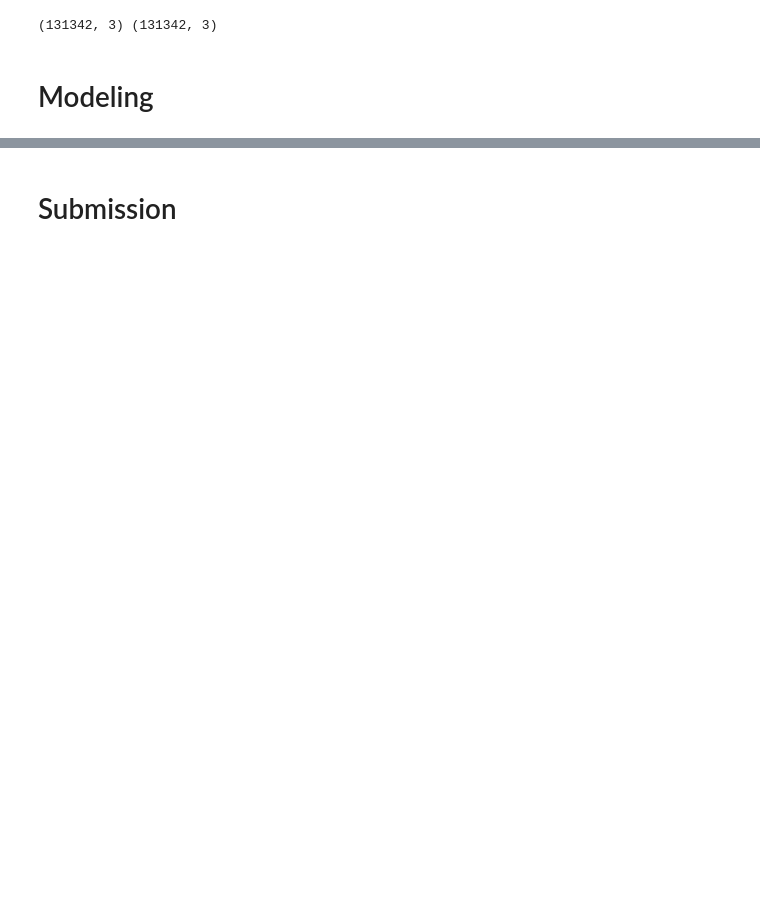
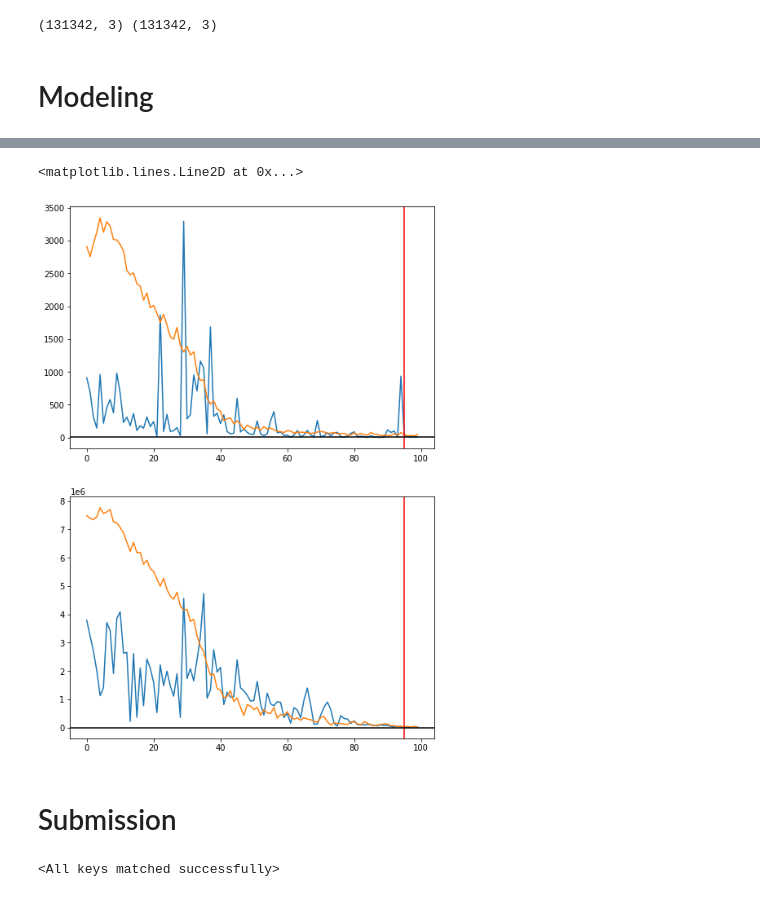
Before and after one commit to leeh8911/BeSuperRepo, a Jupyter notebook: GoogleSmartPhone/code/Baseline.ipynb, the cells around one changed output, grey strips where cells are left out. Drawn from its saved outputs; the diff is of its cells as text; code cells hidden in the pictures; blank space fills up the shorter version.

```diff
--- a/GoogleSmartPhone/code/Baseline.ipynb
+++ b/GoogleSmartPhone/code/Baseline.ipynb
@@ -104,7 +164,7 @@ train_df = train_df.merge(
 )
 # %%
 # check score
-train_df = check_score(train_df)
+train_df, default_loss, default_meas = check_score(train_df)
 # %% [output]
 error meter: 3.846848374990639
 score: 5.287970649084159
@@ -250,0 +310,30 @@ epoch1：완료
+# %%
+history = []
+
+check_meas = np.inf
+check_loss = np.inf
+check_epoch = 0
+
+for epoch in range(EPOCH_NUM):
+    train_loss, train_meas = train(epoch)
+    test_loss, test_meas = test()
+
+    history.append({'epoch':epoch, 'train_loss':train_loss, 'train_meas':train_meas, 'test_loss':test_loss, 'test_meas':test_meas})
+
+    if (test_meas < check_meas):
+        print("")
+        print(f"/***CHECK_POINT***/ ")
+        print(f"TRAIN - {train_loss}, {train_meas}")
+        print(f"TEST - {test_loss}, {test_meas}")
+        print("")
+        check_meas = test_meas
+        check_loss = test_loss
+        check_epoch = epoch
+        torch.save(model.state_dict(), checkpoint_path)
+
+    print(f"/*** EPOCH : {epoch+1}/{EPOCH_NUM} ***/")
+    print(f"TRAIN - {train_loss}, {train_meas}")
+    print(f"TEST - {test_loss}, {test_meas}")
+    print("")
+
+df_history = pd.DataFrame(history)
@@ -250,0 +358,15 @@ epoch1：완료
+# %%
+fig, axes = plt.subplots(2,1,figsize = (8,12))
+
+axes[0].plot(df_history['epoch'], df_history['train_loss'])
+axes[0].plot(df_history['epoch'], df_history['test_loss'])
+axes[0].axvline(x = check_epoch, ymin = 0, ymax = df_history['test_loss'].max(), color = 'r')
+axes[0].axhline(y = default_loss, xmin = 0, xmax = df_history['epoch'].max(), color = 'k')
+
+axes[1].plot(df_history['epoch'], df_history['train_meas'])
+axes[1].plot(df_history['epoch'], df_history['test_meas'])
+axes[1].axvline(x = check_epoch, ymin = 0, ymax = df_history['test_meas'].max(), color = 'r')
+axes[1].axhline(y = default_meas, xmin = 0, xmax = df_history['epoch'].max(), color = 'k')
+# %% [output]
+<matplotlib.lines.Line2D at 0x...>
+[figure, added]
@@ -252,0 +381,6 @@ epoch1：완료
+# %%
+model = SimpleNetwork(X.shape[1], y.shape[1])
+
+model.load_state_dict(torch.load(model_path))
+# %% [output]
+<All keys matched successfully>
```
Also changed, not shown: parts of 24 cells of this notebook, 12 other files.
